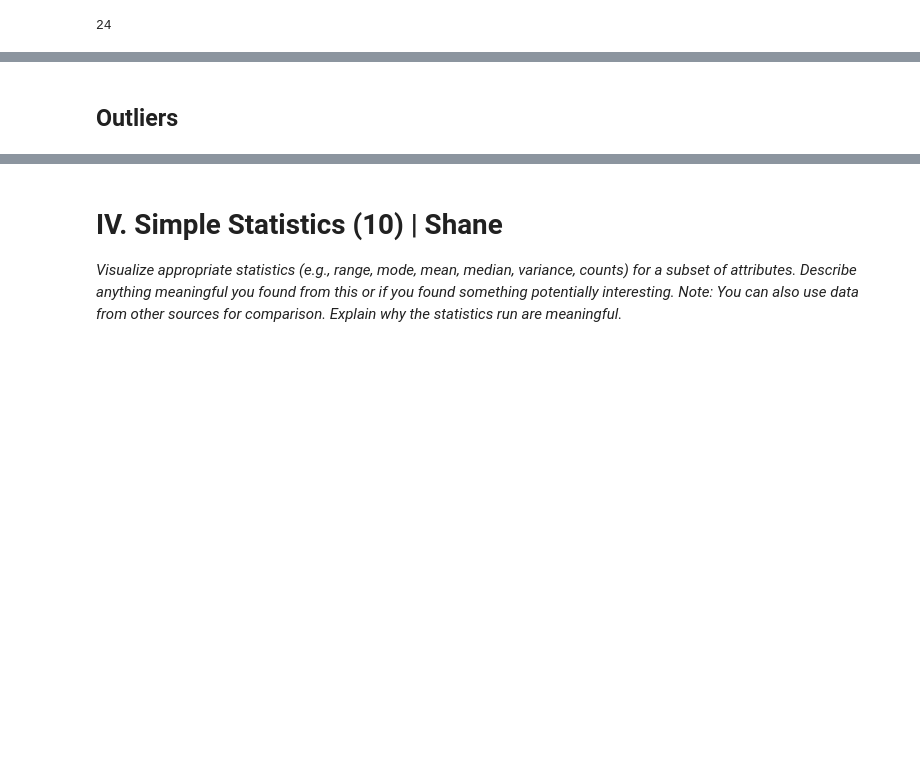
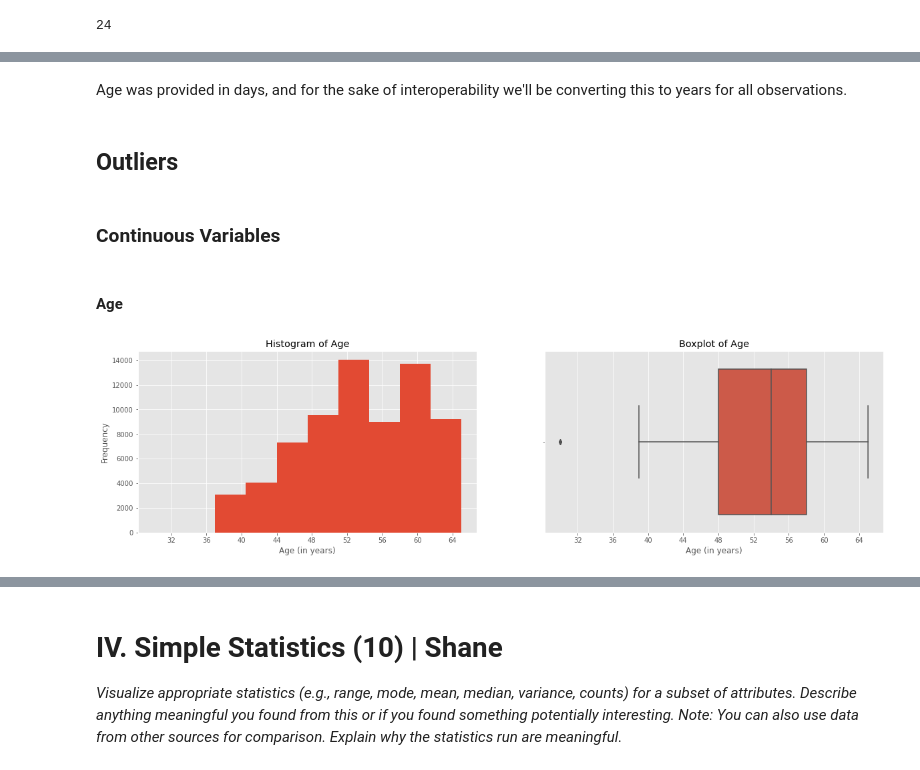
Before and after one commit to RobinsonCW/CardiovascularDiseaseClassification, a Jupyter notebook: src/CardiovascularDiseaseClassificationAnalysis.ipynb, the cells around one changed output, grey strips where cells are left out. Drawn from its saved outputs; the diff is of its cells as text; code cells hidden in the pictures; blank space fills up the shorter version.

Commit message:
update data quality section

```diff
--- a/src/CardiovascularDiseaseClassificationAnalysis.ipynb
+++ b/src/CardiovascularDiseaseClassificationAnalysis.ipynb
@@ -128,0 +139,4 @@ df[df.duplicated(keep=False)].sort_values(by=['age', 'gender', 'height', 'weight
+# %%
+df_clean = df.copy(deep=True)
+# %%
+df_clean.drop_duplicates(inplace=True)
@@ -129,2 +148,36 @@ df[df.duplicated(keep=False)].sort_values(by=['age', 'gender', 'height', 'weight
+# %%
+# %%time
+# df_clean['age'] = df_clean['age'].apply(lambda x: round(x / 365))
+df_clean['age'] = (df_clean['age'] / 365).round().astype('int')
+# %% [markdown]
+Age was provided in days, and for the sake of interoperability we'll be converting this to years for all observations.
 # %% [markdown]
 ## Outliers
+# %%
+plt.style.use('ggplot')
+# %% [markdown]
+### Continuous Variables
+# %% [markdown]
+#### Age
+# %%
+
+fig_1 = plt.figure(1, figsize=(20, 5))
+
+chart_1 = fig_1.add_subplot(121)
+chart_2 = fig_1.add_subplot(122)
+
+chart_1.hist(df_clean["age"])
+chart_1.xaxis.set_major_locator(MaxNLocator(integer=True))
+chart_1.set_title('Histogram of Age')
+chart_1.set_xlabel('Age (in years)')
+chart_1.set_ylabel('Frequency')
+
+sns.boxplot(x="age", data=df_clean, ax=chart_2)
+chart_2.xaxis.set_major_locator(MaxNLocator(integer=True))
+chart_2.set_title('Boxplot of Age')
+chart_2.set_xlabel('Age (in years)')
+
+
+plt.show()
+# %% [output]
+[figure, added]
```
Also changed, not shown: parts of 81 cells of this notebook.
